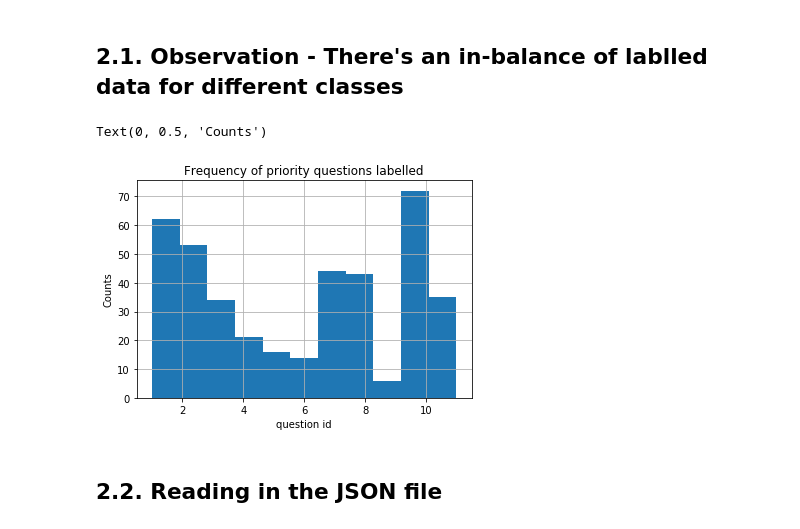
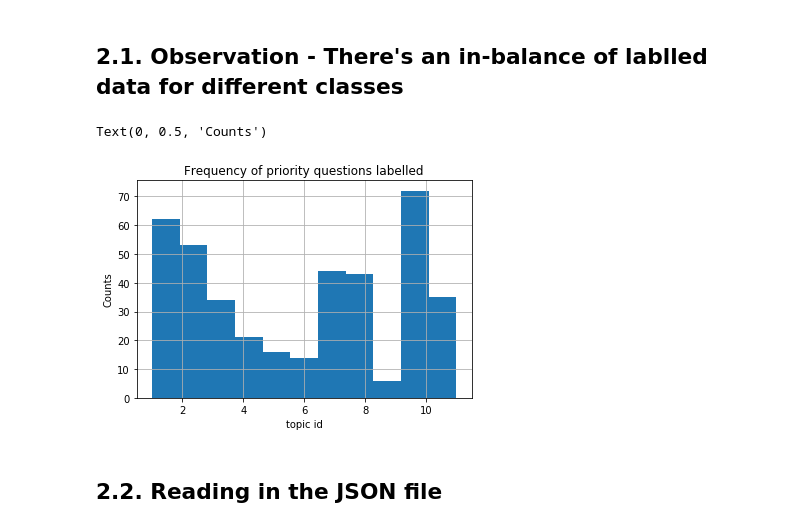
Before and after one commit to josephwccheng/COVID-19_Open_Research_Dataset_Challenge_CORD-19, a Jupyter notebook: 2. Text Extraction from Labelled Literature.ipynb, the cells around one changed output. Cells and saved outputs as stored; diff of their text form; code cells hidden in the pictures.

```diff
--- a/2. Text Extraction from Labelled Literature.ipynb
+++ b/2. Text Extraction from Labelled Literature.ipynb
@@ -27,14 +27,13 @@ scoped_categorised_literature.head(5)
 # %% [markdown]
 ## 2.1. Observation - There's an in-balance of lablled data for different classes
 # %%
-# scoped_categorised_literature['question_idx'].value_counts()[:11]
-scoped_categorised_literature['question_idx'].plot.hist(grid=True, bins=11)
+scoped_categorised_literature['topic_id'].plot.hist(grid=True, bins=11)
 plt.title('Frequency of priority questions labelled')
-plt.xlabel('question id')
+plt.xlabel('topic id')
 plt.ylabel('Counts')
 # %% [output]
 Text(0, 0.5, 'Counts')
-[figure, old version]
+[figure, new version]
 # %% [markdown]
 ## 2.2. Reading in the JSON file
 # %%
```
Also changed, not shown: parts of 3 cells of this notebook, 3 other files.
